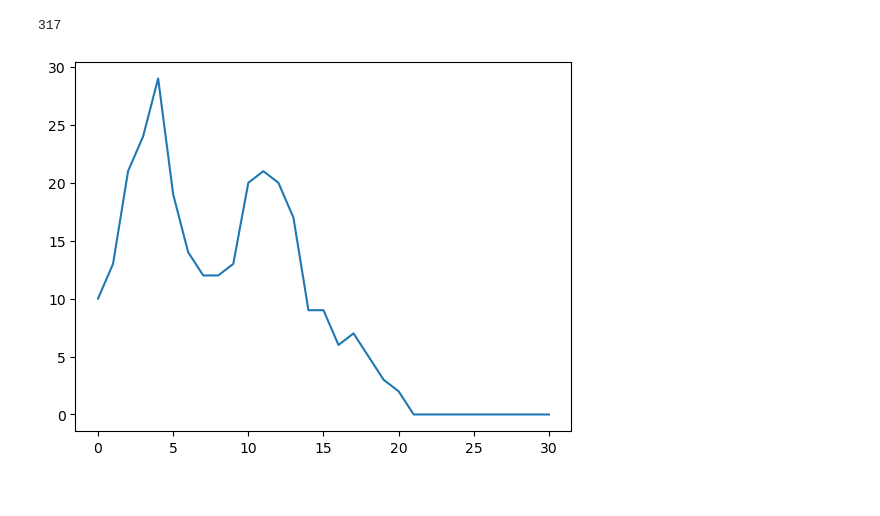
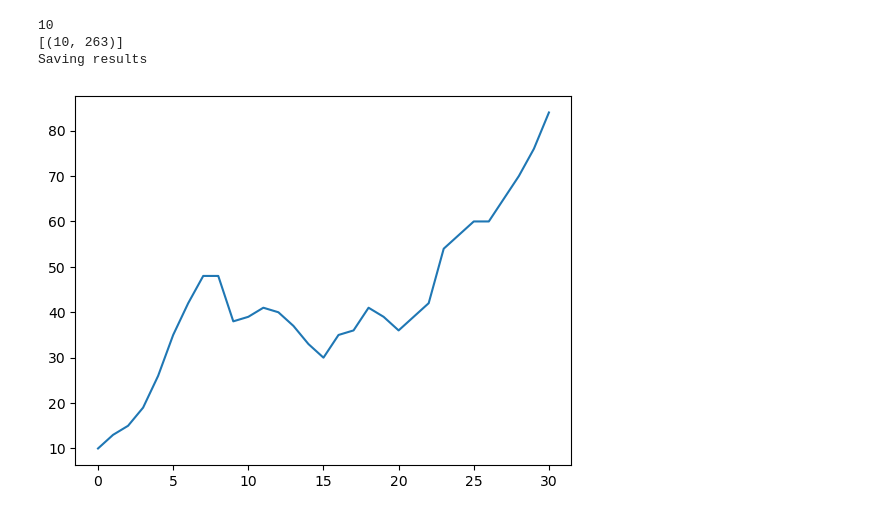
Before and after one commit to RuochenKong/Compartmental-Infectious-Disease-Simulation, a Jupyter notebook: mkytest.ipynb, the cells around one changed output. Drawn from its saved outputs; the diff is of its cells as text; code cells hidden in the pictures.

Commit message:
update: saving

```diff
--- a/mkytest.ipynb
+++ b/mkytest.ipynb
@@ -7,7 +10,7 @@ import random
 # %%
 RAW_FILE = 'src_data/mpox_pgraph.csv'
 pop_data = pd.read_csv('src_data/fairfax_population.csv')
-infection_chance_per_day=[0.2,0.3,0.2,0.1]
+infection_chance_per_day=[0.2,0.3,0.2,0.1,0.1,0.1,0.1,0.1]
 cbgNames = set()
 trans_data = {}
 # %%
@@ -56,9 +60,9 @@ def initCase(numInitCase, cbgSIR, active_cases, newCaseIdx = None):
     if newCaseIdx is None:
         newCaseIdx = random.randint(0, nCBG - 1)
 
-    numInitCase = min(numInitCase, cbgSIR['S'][newCaseIdx])
-    cbgSIR['S'][newCaseIdx] -= numInitCase
-    cbgSIR['I'][newCaseIdx] += numInitCase
+    numInitCase = min(numInitCase, cbgSIR['S'][-1][newCaseIdx])
+    cbgSIR['S'][-1][newCaseIdx] -= numInitCase
+    cbgSIR['I'][-1][newCaseIdx] += numInitCase
 
     for _ in range(int(numInitCase)):
         active_cases.append([newCaseIdx, 0])
@@ -69,14 +73,17 @@ def newCase(cbdIdx, cbgSIR, active_cases):
 
     srcCBGTrans = trans_data[cbdIdx]
     desCBGIdx = idx_with_rand_probs(srcCBGTrans[1])
+    if desCBGIdx == -1:
+        'The destination end with Susceptible'
+        return
     desCBG = srcCBGTrans[0][desCBGIdx]
 
     active_cases.append([desCBG, 0])
-    cbgSIR['S'][desCBG] -= 1
-    cbgSIR['I'][desCBG] += 1
+    cbgSIR['S'][-1][desCBG] -= 1
+    cbgSIR['I'][-1][desCBG] += 1
 
 
-    if cbgSIR['S'][desCBG] == 0:
+    if cbgSIR['S'][-1][desCBG] == 0:
         srcCBGTrans[0].pop(desCBGIdx)
         val = srcCBGTrans[1].pop(desCBGIdx)
         val = 1-val
@@ -84,6 +91,10 @@ def newCase(cbdIdx, cbgSIR, active_cases):
             srcCBGTrans[1][i] /= val
 # %%
 def nextDay(cbgSIR, active_cases):
+    # Copy the latest SIR array
+    for k in cbgSIR.keys():
+        cbgSIR[k].append(np.copy(cbgSIR[k][-1]))
+
     i = 0
     while i < len(active_cases):
         case = active_cases[i]
@@ -91,8 +102,8 @@ def nextDay(cbgSIR, active_cases):
         # Recovered
         if case[1] == len(infection_chance_per_day):
             cbgIdx = case[0]
-            cbgSIR['I'][cbgIdx] -= 1
-            cbgSIR['R'][cbgIdx] += 1
+            cbgSIR['I'][-1][cbgIdx] -= 1
+            cbgSIR['R'][-1][cbgIdx] += 1
 
             active_cases.pop(i)
             # print('Recovered')
@@ -123,5 +167,12 @@ def startSimu(numInit, newCaseIdx = None):
 # %%
-startSimu(10)
+# initCBG = [random.randint(0,nCBG-1) for _ in range(5)]
+# initNum = [10,50,30,10,20]
+
+initCBG = [random.randint(0,nCBG-1)]
+initNum = [10]
+startSimu(initNum, initCBG ,output_dir='test')
 # %% [output]
-317
+10
+[(10, 263)]
+Saving results
-[figure, old version]
+[figure, new version]
```
Also changed, not shown: parts of 4 cells of this notebook, 4 other files.
